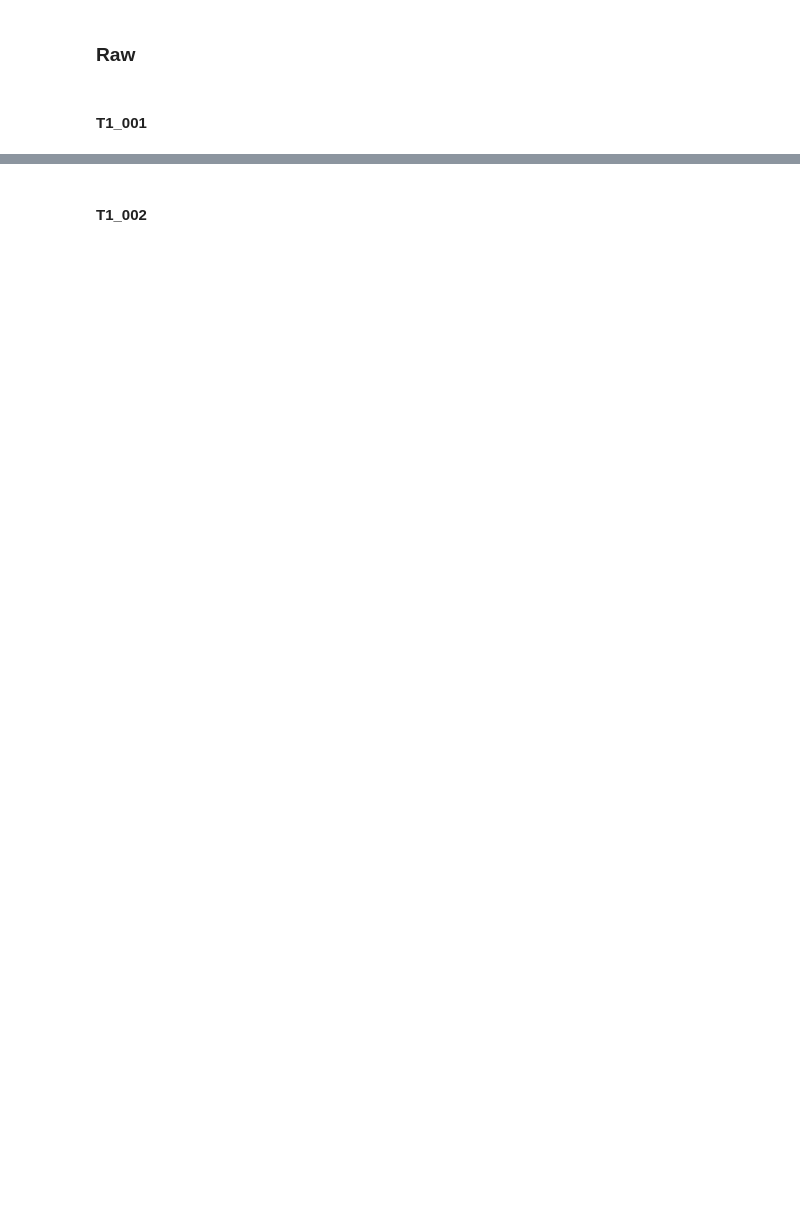
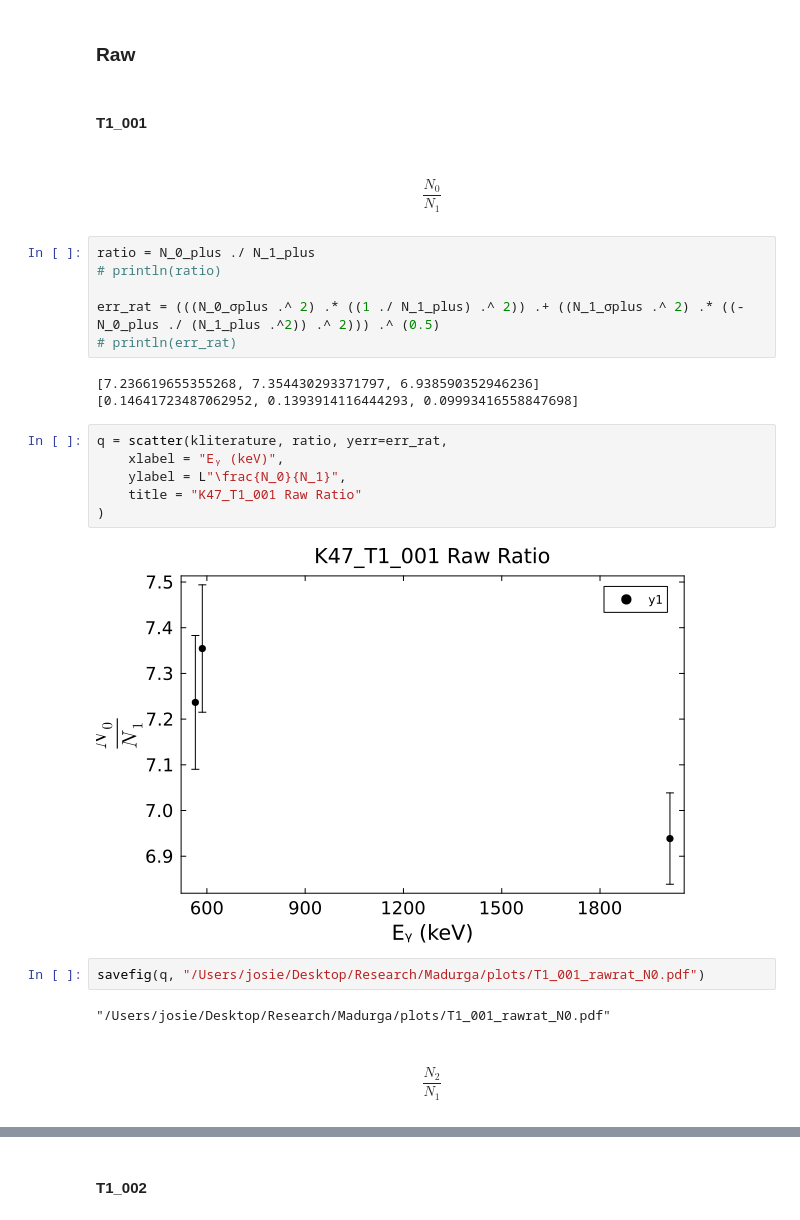
Before and after one commit to mmadurga/VITO-ENiGMA, a Jupyter notebook: K47_T1_analysis_f.ipynb, the cells around one changed output, grey strips where cells are left out. Saved outputs shown, nothing was run; the diff lists cells and outputs as text; blank space fills up the shorter version.

Commit message:
New Ratio Calculations
Error bars for AP vals are still huge, looking into currently

```diff
--- a/K47_T1_analysis_f.ipynb
+++ b/K47_T1_analysis_f.ipynb
@@ -277,3 +277,28 @@ savefig(q, "/Users/josie/Desktop/Research/Madurga/plots/T1_002_asym_N0.pdf")
 ### Raw
 # %% [markdown]
 #### T1_001
+# %% [markdown]
+##### $$\frac{N_0}{N_1}$$
+# %%
+ratio = N_0_plus ./ N_1_plus
+# println(ratio)
+
+err_rat = (((N_0_σplus .^ 2) .* ((1 ./ N_1_plus) .^ 2)) .+ ((N_1_σplus .^ 2) .* ((-N_0_plus ./ (N_1_plus .^2)) .^ 2))) .^ (0.5)
+# println(err_rat)
+# %% [output]
+[7.236619655355268, 7.354430293371797, 6.938590352946236]
+[0.14641723487062952, 0.1393914116444293, 0.09993416558847698]
+# %%
+q = scatter(kliterature, ratio, yerr=err_rat,
+    xlabel = "Eᵧ (keV)",
+    ylabel = L"\frac{N_0}{N_1}",
+    title = "K47_T1_001 Raw Ratio"
+)
+# %% [output]
+[figure, added]
+# %%
+savefig(q, "/Users/josie/Desktop/Research/Madurga/plots/T1_001_rawrat_N0.pdf")
+# %% [output]
+"/Users/josie/Desktop/Research/Madurga/plots/T1_001_rawrat_N0.pdf"
+# %% [markdown]
+##### $$\frac{N_2}{N_1}$$
```
Also changed, not shown: parts of 49 cells of this notebook.
